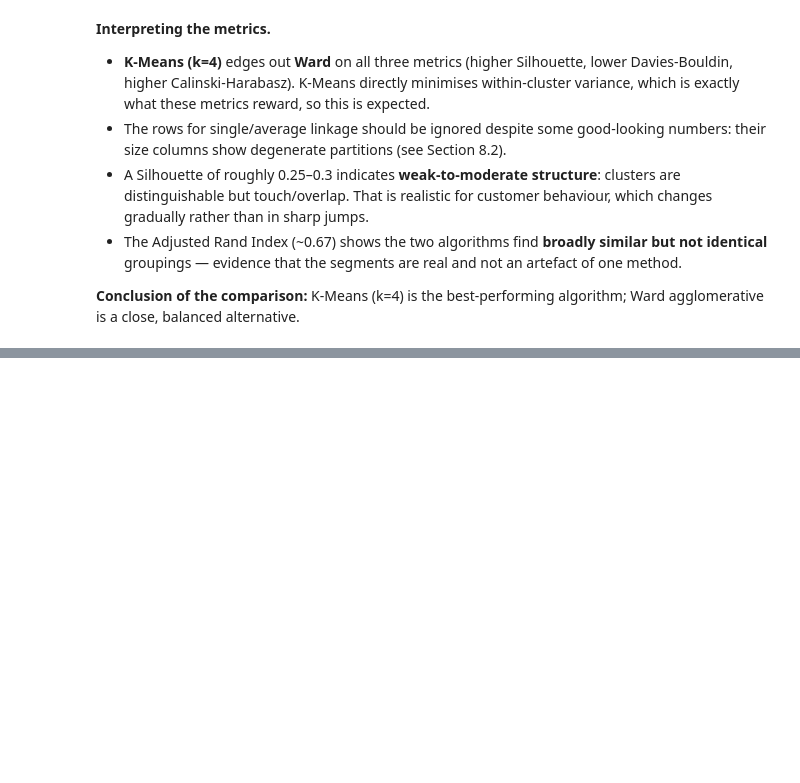
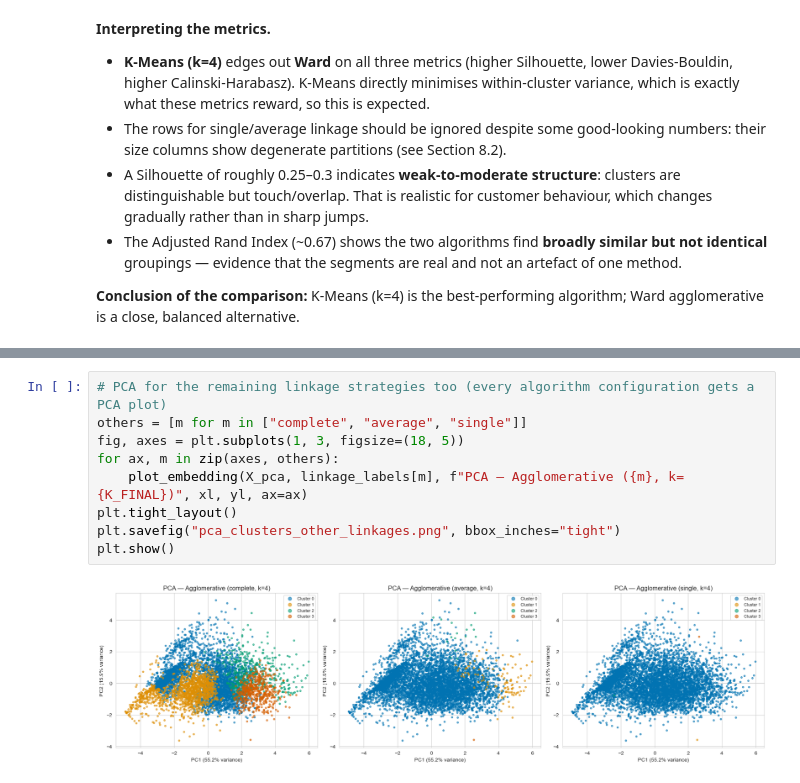
Before and after one commit to pragna100510/ML_Capstone, a Jupyter notebook: clustering/clustering.ipynb, the cells around one changed output, grey strips where cells are left out. Cells and saved outputs as stored; diff of their text form; blank space fills up the shorter version.

```diff
--- a/clustering/clustering.ipynb
+++ b/clustering/clustering.ipynb
@@ -656,0 +680,11 @@ Adjusted Rand Index between K-Means and Agglomerative (ward): 0.674
+# %%
+# PCA for the remaining linkage strategies too (every algorithm configuration gets a PCA plot)
+others = [m for m in ["complete", "average", "single"]]
+fig, axes = plt.subplots(1, 3, figsize=(18, 5))
+for ax, m in zip(axes, others):
+    plot_embedding(X_pca, linkage_labels[m], f"PCA — Agglomerative ({m}, k={K_FINAL})", xl, yl, ax=ax)
+plt.tight_layout()
+plt.savefig("pca_clusters_other_linkages.png", bbox_inches="tight")
+plt.show()
+# %% [output]
+[figure, added]
```
Also changed, not shown: parts of 14 cells of this notebook.
